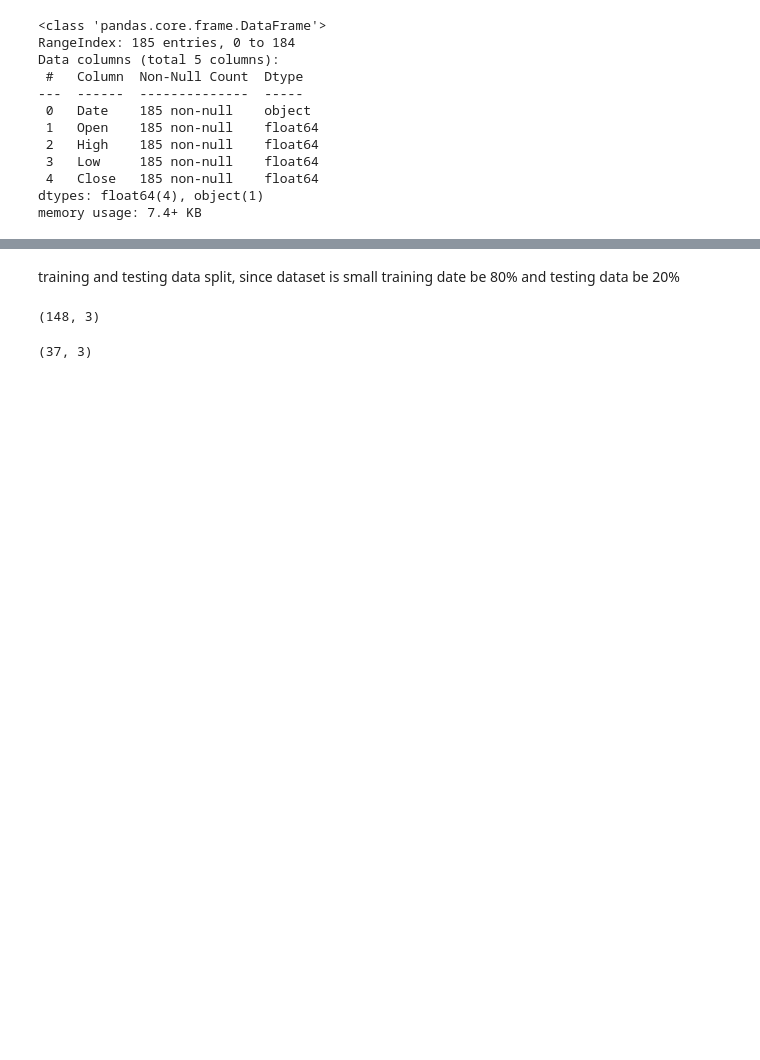
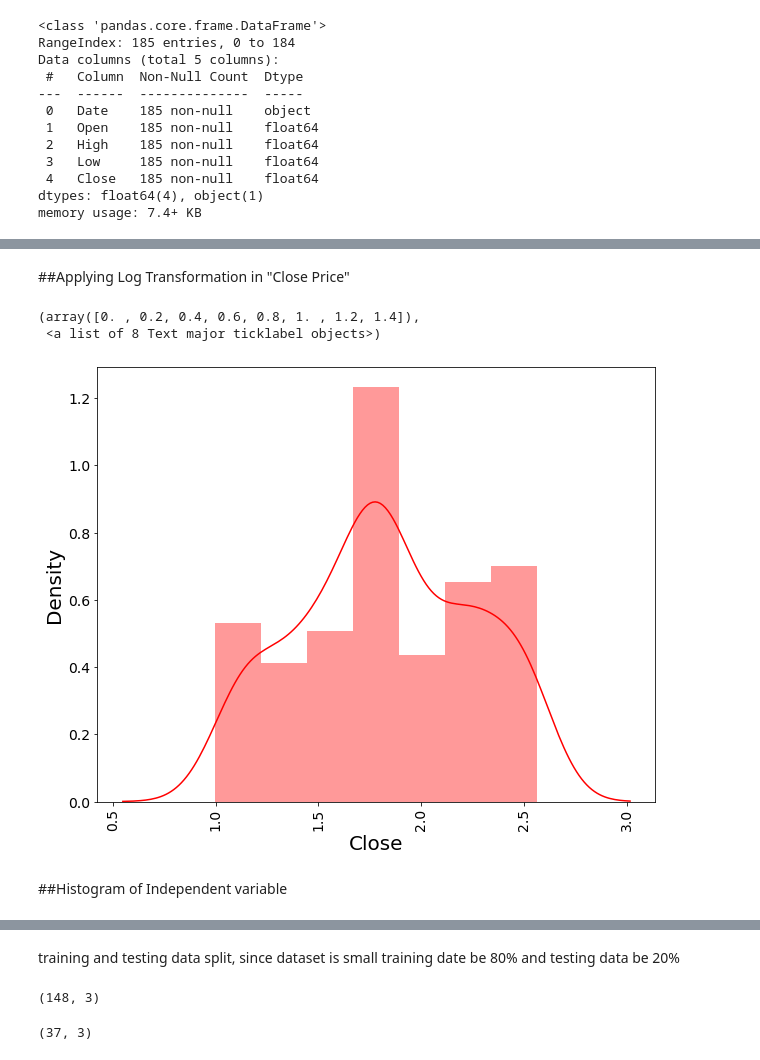
Before and after one commit to Zeeshan00789/Yes-bank-closing-price-prediction, a Jupyter notebook: Yes_Bank_Stock_Closing_Price_Prediction.ipynb, the cells around one changed output, grey strips where cells are left out. Cells and saved outputs as stored; diff of their text form; code cells hidden in the pictures; blank space fills up the shorter version.

```diff
--- a/Yes_Bank_Stock_Closing_Price_Prediction.ipynb
+++ b/Yes_Bank_Stock_Closing_Price_Prediction.ipynb
@@ -264,0 +201,22 @@ sns.heatmap(abs(correlation), annot=True, cmap='coolwarm')
+# %% [markdown]
+##Applying Log Transformation in "Close Price"
+# %%
+#figure size
+plt.figure(figsize=(10,8))
+
+#plot after applying log 10
+sns.distplot(np.log10(df['Close']), color= 'r')
+
+#labelling
+plt.xlabel('Close', fontsize= 20)
+plt.ylabel('Density', fontsize= 20)
+
+#font size of numbers
+plt.xticks(rotation=90,fontsize=14)
+plt.yticks(fontsize=14)
+# %% [output]
+(array([0. , 0.2, 0.4, 0.6, 0.8, 1. , 1.2, 1.4]),
+ <a list of 8 Text major ticklabel objects>)
+[figure, added]
+# %% [markdown]
+##Histogram of Independent variable
```
Also changed, not shown: parts of 106 cells of this notebook.
